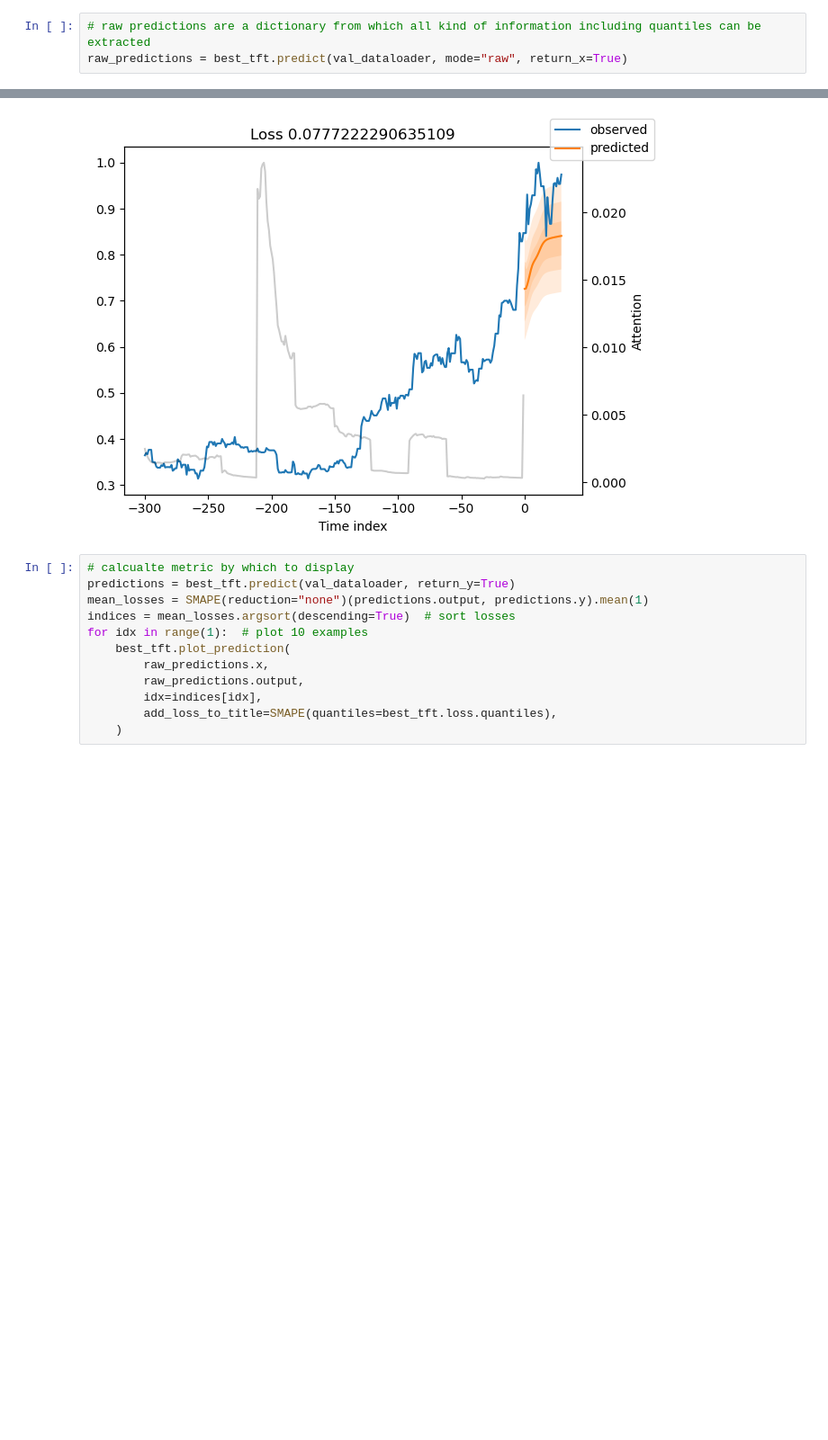
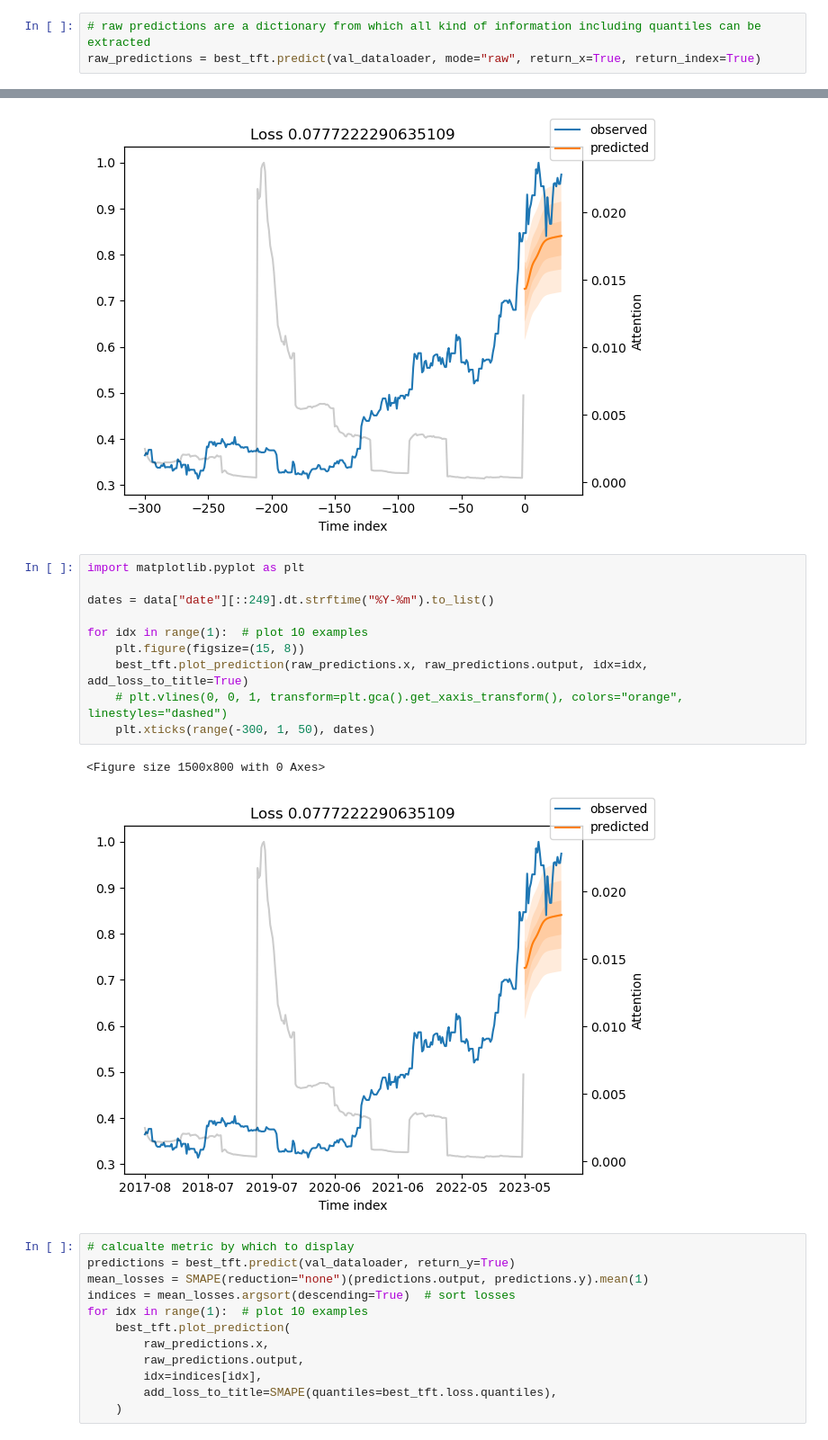
Before and after one commit to zeeenoo11/KDT05_Web_Coin_Project, a Jupyter notebook: JJW/07_forecasting_test.ipynb, the cells around one changed output, grey strips where cells are left out. Shown: that part at 90% size. Saved outputs shown, nothing was run; the diff lists cells and outputs as text; blank space fills up the shorter version.

```diff
--- a/JJW/07_forecasting_test.ipynb
+++ b/JJW/07_forecasting_test.ipynb
@@ -303,7 +310,7 @@ HPU available: False, using: 0 HPUs
 tensor(0.1207)
 # %%
 # raw predictions are a dictionary from which all kind of information including quantiles can be extracted
-raw_predictions = best_tft.predict(val_dataloader, mode="raw", return_x=True)
+raw_predictions = best_tft.predict(val_dataloader, mode="raw", return_x=True, return_index=True)
 # %% [output]
 GPU available: False, used: False
 TPU available: False, using: 0 TPU cores
@@ -314,6 +321,19 @@ for idx in range(1):  # plot 10 examples
     best_tft.plot_prediction(raw_predictions.x, raw_predictions.output, idx=idx, add_loss_to_title=True)
 # %% [output]
 [figure]
+# %%
+import matplotlib.pyplot as plt
+
+dates = data["date"][::249].dt.strftime("%Y-%m").to_list()
+
+for idx in range(1):  # plot 10 examples
+    plt.figure(figsize=(15, 8))
+    best_tft.plot_prediction(raw_predictions.x, raw_predictions.output, idx=idx, add_loss_to_title=True)
+    # plt.vlines(0, 0, 1, transform=plt.gca().get_xaxis_transform(), colors="orange", linestyles="dashed")
+    plt.xticks(range(-300, 1, 50), dates)
+# %% [output]
+<Figure size 1500x800 with 0 Axes>
+[figure, added]
 # %%
 # calcualte metric by which to display
 predictions = best_tft.predict(val_dataloader, return_y=True)
```
Also changed, not shown: parts of 10 cells of this notebook, 34 other files.
